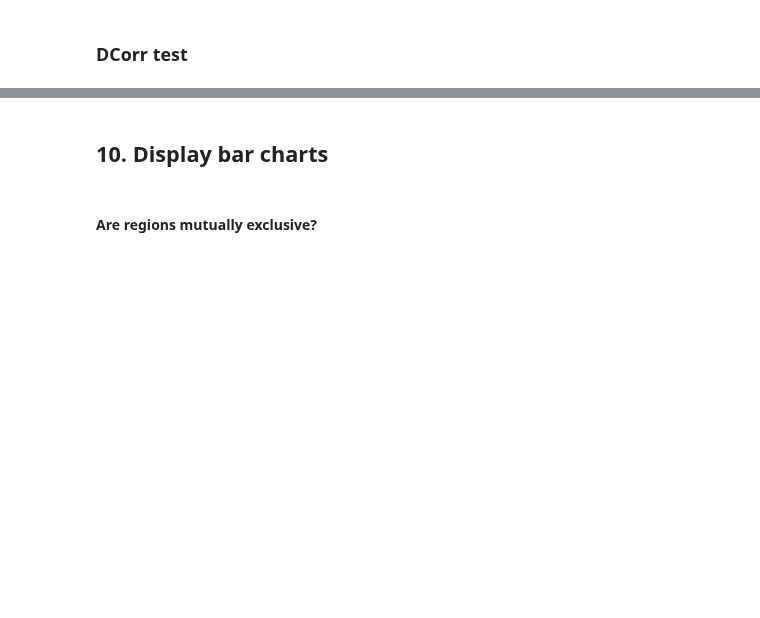
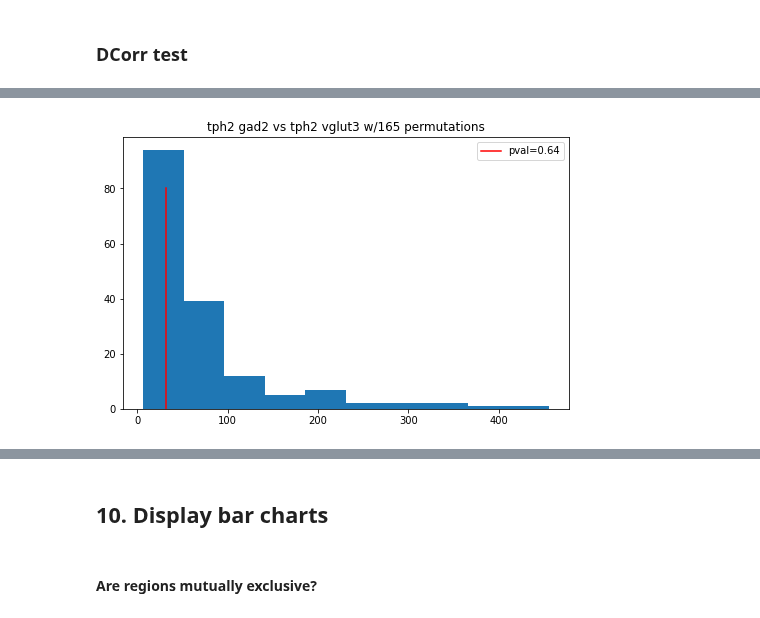
Before and after one commit to neurodata/brainlit, a Jupyter notebook: experiments/BrainLine/soma_analysis.ipynb, the cells around one changed output, grey strips where cells are left out. Saved outputs shown, nothing was run; the diff lists cells and outputs as text; code cells hidden in the pictures; blank space fills up the shorter version.

```diff
--- a/experiments/BrainLine/soma_analysis.ipynb
+++ b/experiments/BrainLine/soma_analysis.ipynb
@@ -405,0 +414,95 @@ sd.dcorr_test(subtype1 = "gad2 vgat", subtype2 = "tph2 vglut3", bin_size = [250,
+# %%
+brain2paths = sd.brain2paths
+
+if "filepath" in brain2paths["atlas"].keys():
+    vol_atlas = io.imread(brain2paths["atlas"]["filepath"])
+# %%
+from itertools import combinations
+from scipy.stats import ttest_ind
+from skimage import measure
+
+group0 = "tph2 gad2"
+group1 = "tph2 vglut3"
+
+block_sz = 500 # microns
+props_shp = np.multiply(vol_atlas.shape, 10/block_sz).astype('int')
+
+def partition_somas(id):
+    props_mm = np.zeros(props_shp)
+    points = sd.atlas_points[id]
+    points = np.round(points*10 / block_sz).astype('int')
+    for pt in points:
+        if np.all(pt < props_shp):
+            props_mm[pt[0], pt[1], pt[2]] += 1
+
+    props_mm /= points.shape[0]
+    return props_mm
+
+ids = []
+groups = []
+props_mms = {}
+
+for brain_id in sd.brain_ids:
+    if sd.brain2paths[brain_id]["subtype"] == group0:
+        ids.append(brain_id)
+        groups.append(0)
+        props_mms[brain_id] = partition_somas(brain_id)
+    if sd.brain2paths[brain_id]["subtype"] == group1:
+        ids.append(brain_id)
+        groups.append(1)
+        props_mms[brain_id] = partition_somas(brain_id)
+
+combos = list(combinations(ids, np.sum(groups)))
+
+def compute_stat(combo, return_stats=False, verbose=False):
+    t_stats = np.zeros(props_shp)
+    for ix, iy, iz in np.ndindex(t_stats.shape):
+        sample0 = []
+        sample1 = []
+        for id in ids:
+            if id in combo:
+                sample1.append(props_mms[id][ix, iy, iz])
+            else:
+                sample0.append(props_mms[id][ix, iy, iz])
+        result = ttest_ind(sample0, sample1)
+        if result.pvalue < 0.05:
+            if verbose:
+                print(f"{(ix, iy, iz)}: {np.mean(sample0):.2e} vs {np.mean(sample1):.2e} stat: {result.statistic : .2e}")
+            t_stats[ix,iy,iz] = result.statistic
+
+    t_stats_pos = np.copy(t_stats)
+    t_stats_pos[t_stats_pos <= 0] = 0
+    t_stats_neg = np.copy(t_stats)
+    t_stats_neg[t_stats_neg >= 0] = 0
+    t_stats_neg *= -1
+
+    sums = []
+    for t_stats_side in [t_stats_pos, t_stats_neg]:
+        labels, num = measure.label(t_stats_side > 0, return_num=True)
+        for label in range(num):
+            sums.append(np.sum(t_stats_side[labels == label]))
+
+    if return_stats:
+        return np.amax(sums), t_stats
+    else:
+        return np.amax(sums)
+
+
+# stats = []
+# for combo in tqdm(combos):
+#     stats.append(compute_stat(combo))
+
+combo_obs = [id for id, group in zip(ids, groups) if group == 1]
+stat_obs, t_stats = compute_stat(combo_obs, return_stats=True, verbose=True)
+
+pval = np.sum(stats > stat_obs)/len(stats)
+
+fig, ax = plt.subplots(1, 1)
+ax.hist(stats)
+ax.plot([stat_obs, stat_obs], [0, 80], c="r", label=f"pval={pval:.2f}")
+ax.set_title(f"{group0} vs {group1} w/{len(combos)} permutations")
+ax.legend()
+
+fig.set_figheight(5)
+fig.set_figwidth(8)
+# %% [output]
@@ -405,0 +526 @@ sd.dcorr_test(subtype1 = "gad2 vgat", subtype2 = "tph2 vglut3", bin_size = [250,
+[figure, added]
```
Also changed, not shown: parts of 16 cells of this notebook, 5 other files.
